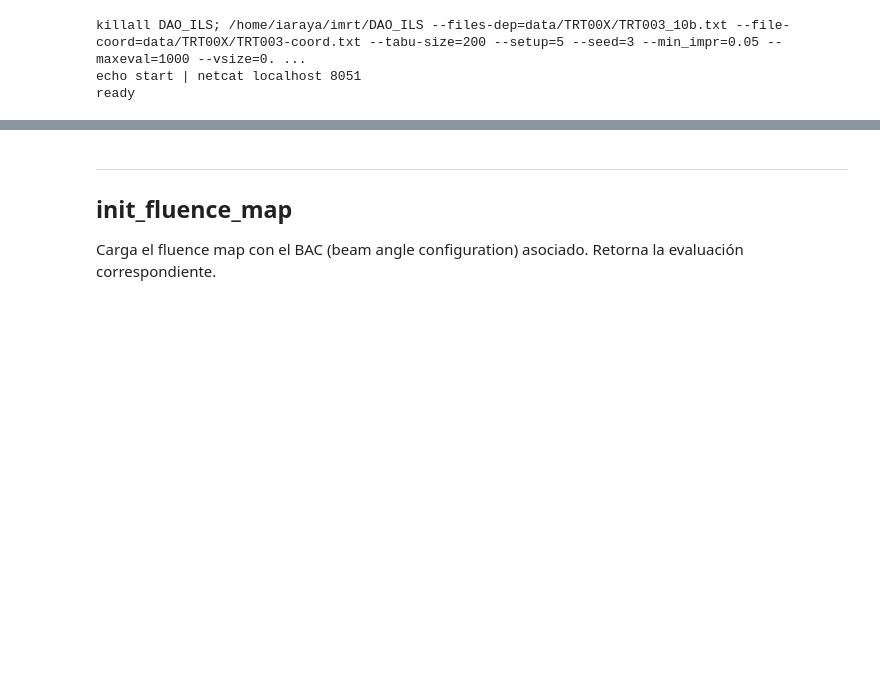
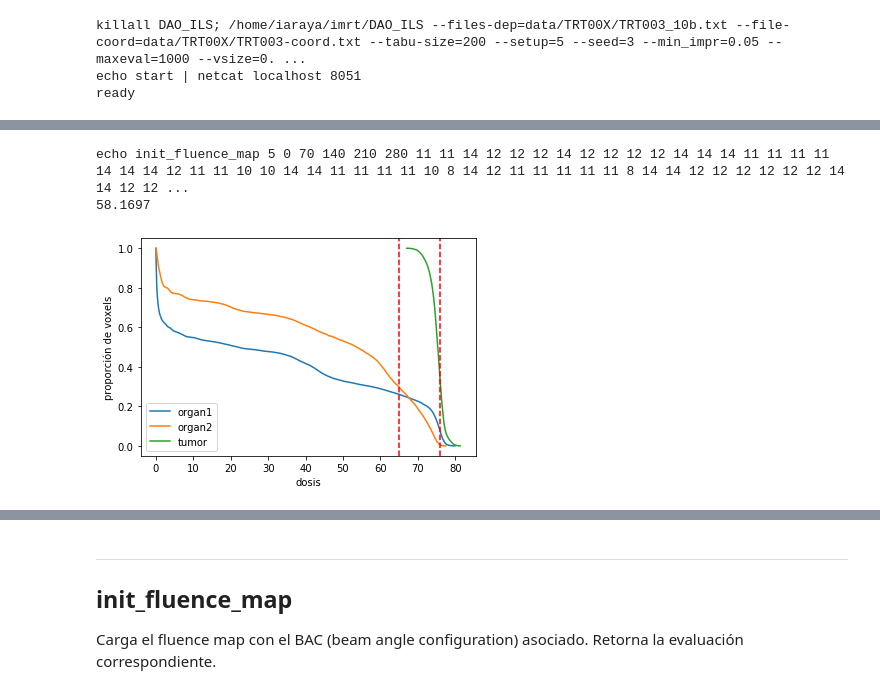
Before and after one commit to rilianx/Research, a Jupyter notebook: imrt_bao/tutorial.ipynb, the cells around one changed output, grey strips where cells are left out. Saved outputs shown, nothing was run; the diff lists cells and outputs as text; code cells hidden in the pictures; blank space fills up the shorter version.

```diff
--- a/imrt_bao/tutorial.ipynb
+++ b/imrt_bao/tutorial.ipynb
@@ -47,0 +73,11 @@ ready
+# %%
+instance = imrt.imrt("/home/iaraya/imrt", ["data/TRT00X/TRT002_00b.txt", "data/TRT00X/TRT002-coord.txt"], ssh, max_voxels=2000000, port=8051, targeted=True)
+val=instance.init_fluence_map(fluence_map=[11,11,14,12,12,12,14,12,12,12,12,14,14,14,11,11,11,11,14,14,14,12,11,11,10,10,14,14,11,11,11,11,10,8,14,12,11,11,11,11,11,8,14,14,12,12,12,12,12,12,14,14,12,12,11,11,12,12,12,12,14,14,12,12,12,14,14,12,12,11,12,12,10,11,11,12,0,11,11,11,11,11,12,11,11,12,11,11,11,11,11,10,10,11,11,11,11,12,11,9,9,9,9,9,12,12,12,11,11,10,11,12,12,12,7,10,10,10,12,9,9,9,11,0,9,9,10,0,11,10,11,11,13,13,11,11,11,11,11,15,13,12,11,11,11,10,10,11,11,13,12,12,11,10,10,10,10,10,10,10,10,10,12,12,11,10,10,10,10,10,10,10,10,10,10,13,10,10,10,10,10,12,10,10,10,10,13,10,10,10,12,15,15,15,11,11,11,11,11,11,11,11,11,11,11,11,11,11,11,11,9,9,9,8,11,10,10,10,10,10,6,11,11,9,9,9,9,9,9,10,10,10,10,11,10,10,10,10,11,11,11,11,10,10,10,10,10,11,10,9,9,11,11,10,9,8,11,11,10,8,11,11,8,0,3,10,10,10,12,13,2,13,14,14,17,12,14,14,14,17,10,10,10,13,14,14,14,17,13,13,13,13,14,13,13,13,17,12,12,12,12,12,10,10,12,12,12,12,13,14,0,10,17,12,12,12,17,14,12], \
+                          bac=[0, 70, 140, 210, 280])
+print(val)
+dose_vectors = instance.get_dose_vectors()
+imrt.show_plot(dose_vectors)
+# %% [output]
+echo init_fluence_map 5 0 70 140 210 280 11 11 14 12 12 12 14 12 12 12 12 14 14 14 11 11 11 11 14 14 14 12 11 11 10 10 14 14 11 11 11 11 10 8 14 12 11 11 11 11 11 8 14 14 12 12 12 12 12 12 14 14 12 12 ...
+58.1697
+[figure, added]
```
Also changed, not shown: parts of 10 cells of this notebook, 3 other files.
